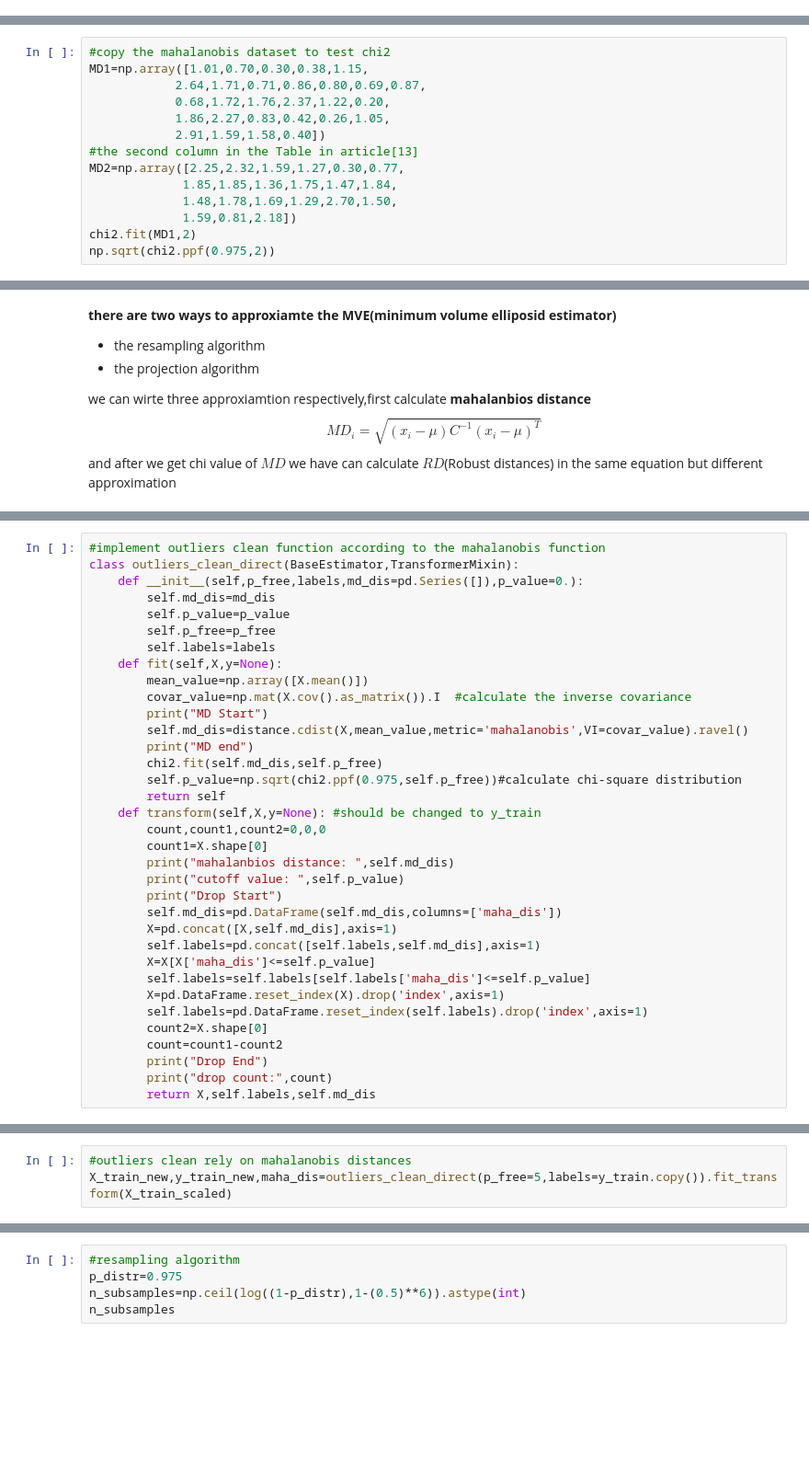
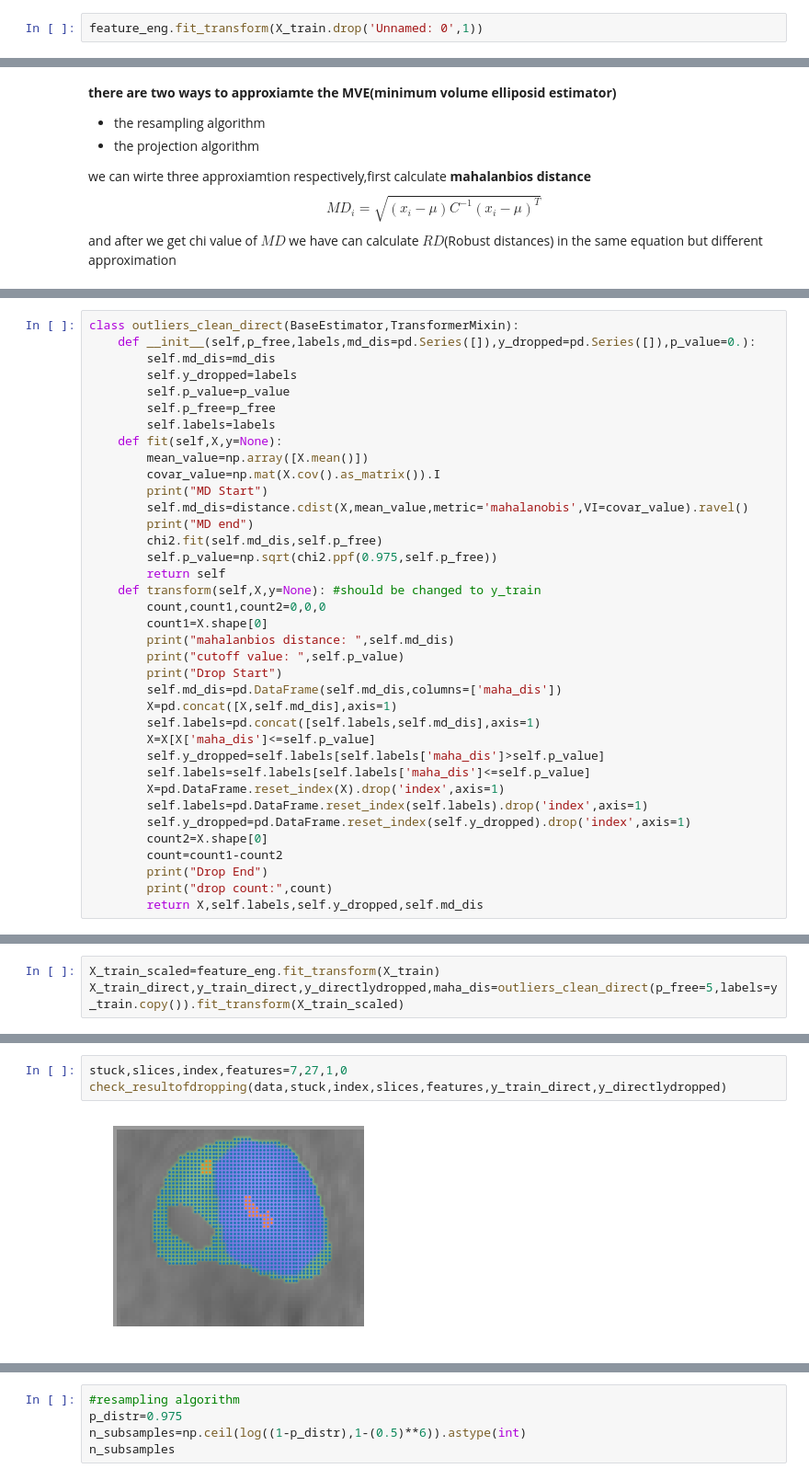
Before and after one commit to yushinliu/lab, a Jupyter notebook: task_1_version_1/Task1.ipynb, the cells around one changed output, grey strips where cells are left out. Shown at 92% size. Cells and saved outputs as stored; diff of their text form; blank space fills up the shorter version.

```diff
--- a/task_1_version_1/Task1.ipynb
+++ b/task_1_version_1/Task1.ipynb
@@ -322,0 +442,2 @@ Passing 1d arrays as data is deprecated in 0.17 and will raise ValueError in 0.1
+# %%
+feature_eng.fit_transform(X_train.drop('Unnamed: 0',1))
@@ -335,17 +475,3 @@ Passing 1d arrays as data is deprecated in 0.17 and will raise ValueError in 0.1
 Passing 1d arrays as data is deprecated in 0.17 and will raise ValueError in 0.19. Reshape your data either using X.reshape(-1, 1) if your data has a single feature or X.reshape(1, -1) if it contains  ...
 # %% [markdown]
 now, we try to apply the outliers detection first try the chi-square distribution$$\chi^2=\sum\frac{(A-E)^2}{E}$$
-# %%
-#copy the mahalanobis dataset to test chi2
-MD1=np.array([1.01,0.70,0.30,0.38,1.15,
-            2.64,1.71,0.71,0.86,0.80,0.69,0.87,
-            0.68,1.72,1.76,2.37,1.22,0.20,
-            1.86,2.27,0.83,0.42,0.26,1.05,
-            2.91,1.59,1.58,0.40])
-#the second column in the Table in article[13]
-MD2=np.array([2.25,2.32,1.59,1.27,0.30,0.77,
-             1.85,1.85,1.36,1.75,1.47,1.84,
-             1.48,1.78,1.69,1.29,2.70,1.50,
-             1.59,0.81,2.18])
-chi2.fit(MD1,2)
-np.sqrt(chi2.ppf(0.975,2))
@@ -397,19 +485,19 @@ array([ 1.80735022,  1.86254961,  2.872682  ,  2.29450181,  2.2390532 ,
 # %%
-#implement outliers clean function according to the mahalanobis function
 class outliers_clean_direct(BaseEstimator,TransformerMixin):
-    def __init__(self,p_free,labels,md_dis=pd.Series([]),p_value=0.):
+    def __init__(self,p_free,labels,md_dis=pd.Series([]),y_dropped=pd.Series([]),p_value=0.):
         self.md_dis=md_dis
+        self.y_dropped=labels
         self.p_value=p_value
         self.p_free=p_free
         self.labels=labels
     def fit(self,X,y=None):
         mean_value=np.array([X.mean()])
-        covar_value=np.mat(X.cov().as_matrix()).I  #calculate the inverse covariance
+        covar_value=np.mat(X.cov().as_matrix()).I
         print("MD Start")
         self.md_dis=distance.cdist(X,mean_value,metric='mahalanobis',VI=covar_value).ravel()
         print("MD end")
         chi2.fit(self.md_dis,self.p_free)
-        self.p_value=np.sqrt(chi2.ppf(0.975,self.p_free))#calculate chi-square distribution
+        self.p_value=np.sqrt(chi2.ppf(0.975,self.p_free))
         return self
     def transform(self,X,y=None): #should be changed to y_train
         count,count1,count2=0,0,0
@@ -421,12 +509,14 @@ class outliers_clean_direct(BaseEstimator,TransformerMixin):
         X=pd.concat([X,self.md_dis],axis=1)
         self.labels=pd.concat([self.labels,self.md_dis],axis=1)
         X=X[X['maha_dis']<=self.p_value]
+        self.y_dropped=self.labels[self.labels['maha_dis']>self.p_value]
         self.labels=self.labels[self.labels['maha_dis']<=self.p_value]
         X=pd.DataFrame.reset_index(X).drop('index',axis=1)
         self.labels=pd.DataFrame.reset_index(self.labels).drop('index',axis=1)
+        self.y_dropped=pd.DataFrame.reset_index(self.y_dropped).drop('index',axis=1)
         count2=X.shape[0]
         count=count1-count2
         print("Drop End")
         print("drop count:",count)
-        return X,self.labels,self.md_dis
+        return X,self.labels,self.y_dropped,self.md_dis
 # %%
@@ -476,6 +538,6 @@ Then we try to split the whole the dataset into 1000 subsets
 # %%
-#outliers clean rely on mahalanobis distances
-X_train_new,y_train_new,maha_dis=outliers_clean_direct(p_free=5,labels=y_train.copy()).fit_transform(X_train_scaled)
+X_train_scaled=feature_eng.fit_transform(X_train)
+X_train_direct,y_train_direct,y_directlydropped,maha_dis=outliers_clean_direct(p_free=5,labels=y_train.copy()).fit_transform(X_train_scaled)
 # %% [output]
 MD Start
 MD end
@@ -493,0 +595,5 @@ in the first approach , there are 23139 outliers has been droped, then we implem
+# %%
+stuck,slices,index,features=7,27,1,0
+check_resultofdropping(data,stuck,index,slices,features,y_train_direct,y_directlydropped)
+# %% [output]
+[figure, added]
```
Also changed, not shown: parts of 81 cells of this notebook.
